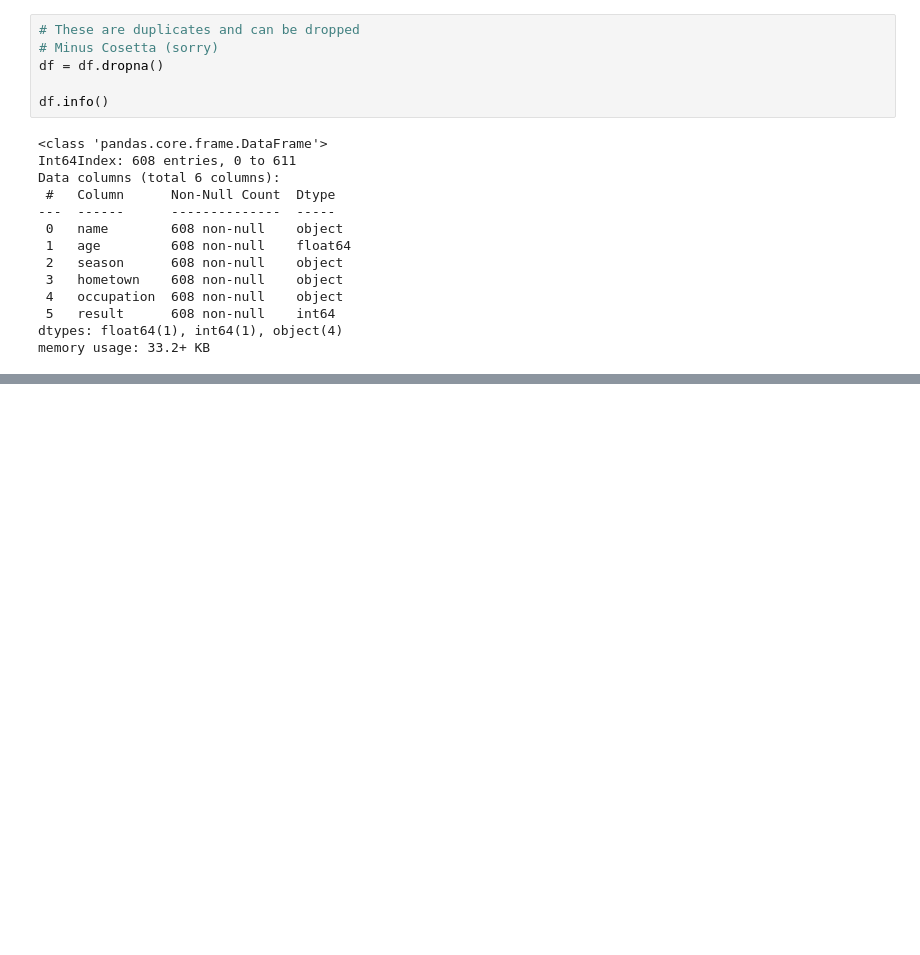
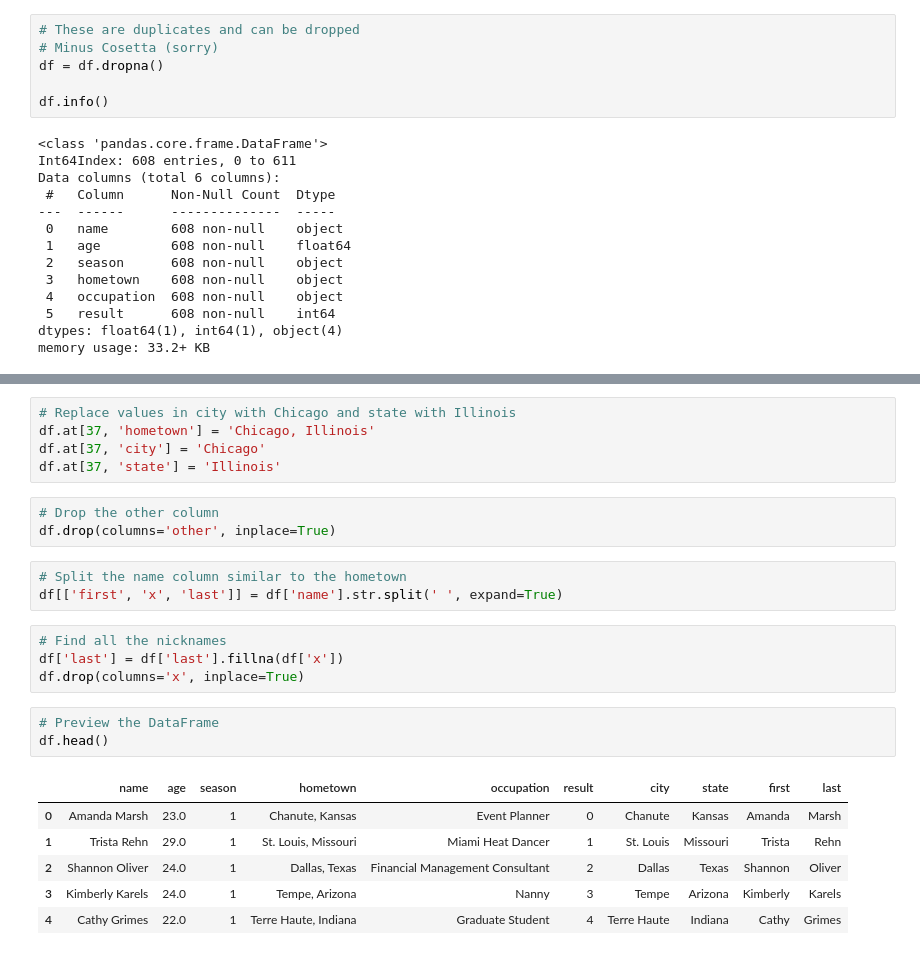
Before and after one commit to grantkerkman/BachelorBot5000, a Jupyter notebook: data_cleaning.ipynb, the cells around one changed output, grey strips where cells are left out. Cells and saved outputs as stored; diff of their text form; blank space fills up the shorter version.

```diff
--- a/data_cleaning.ipynb
+++ b/data_cleaning.ipynb
@@ -96,0 +161,25 @@ memory usage: 33.2+ KB
+# %%
+# Replace values in city with Chicago and state with Illinois
+df.at[37, 'hometown'] = 'Chicago, Illinois'
+df.at[37, 'city'] = 'Chicago'
+df.at[37, 'state'] = 'Illinois'
+# %%
+# Drop the other column
+df.drop(columns='other', inplace=True)
+# %%
+# Split the name column similar to the hometown
+df[['first', 'x', 'last']] = df['name'].str.split(' ', expand=True)
+# %%
+# Find all the nicknames
+df['last'] = df['last'].fillna(df['x'])
+df.drop(columns='x', inplace=True)
+# %%
+# Preview the DataFrame
+df.head()
+# %% [output]
+|  | name | age | season | hometown | occupation | result | city | state | first | last |
+| 0 | Amanda Marsh | 23.0 | 1 | Chanute, Kansas | Event Planner | 0 | Chanute | Kansas | Amanda | Marsh |
+| 1 | Trista Rehn | 29.0 | 1 | St. Louis, Missouri | Miami Heat Dancer | 1 | St. Louis | Missouri | Trista | Rehn |
+| 2 | Shannon Oliver | 24.0 | 1 | Dallas, Texas | Financial Management Consultant | 2 | Dallas | Texas | Shannon | Oliver |
+| 3 | Kimberly Karels | 24.0 | 1 | Tempe, Arizona | Nanny | 3 | Tempe | Arizona | Kimberly | Karels |
+| 4 | Cathy Grimes | 22.0 | 1 | Terre Haute, Indiana | Graduate Student | 4 | Terre Haute | Indiana | Cathy | Grimes |
```
Also changed, not shown: parts of 4 cells of this notebook.
